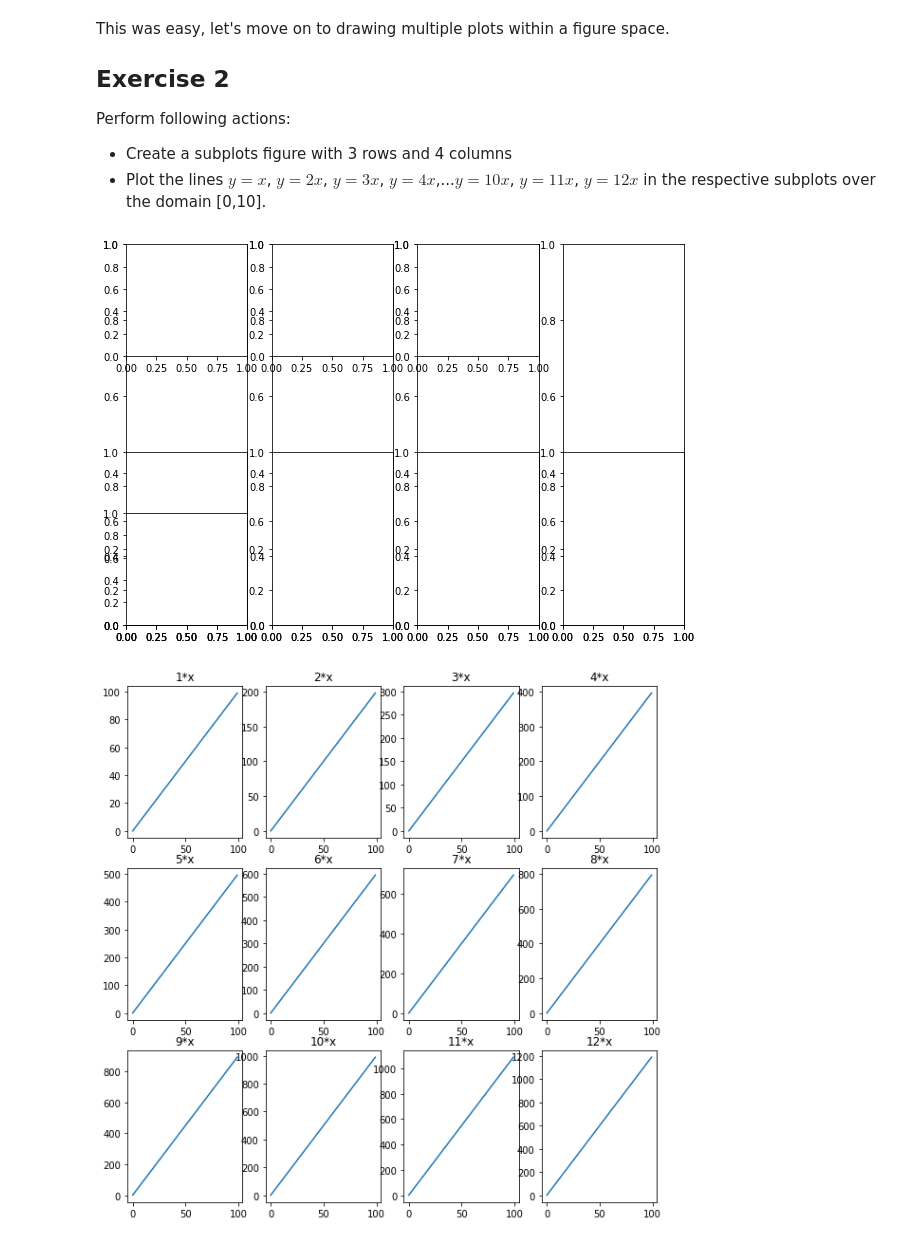
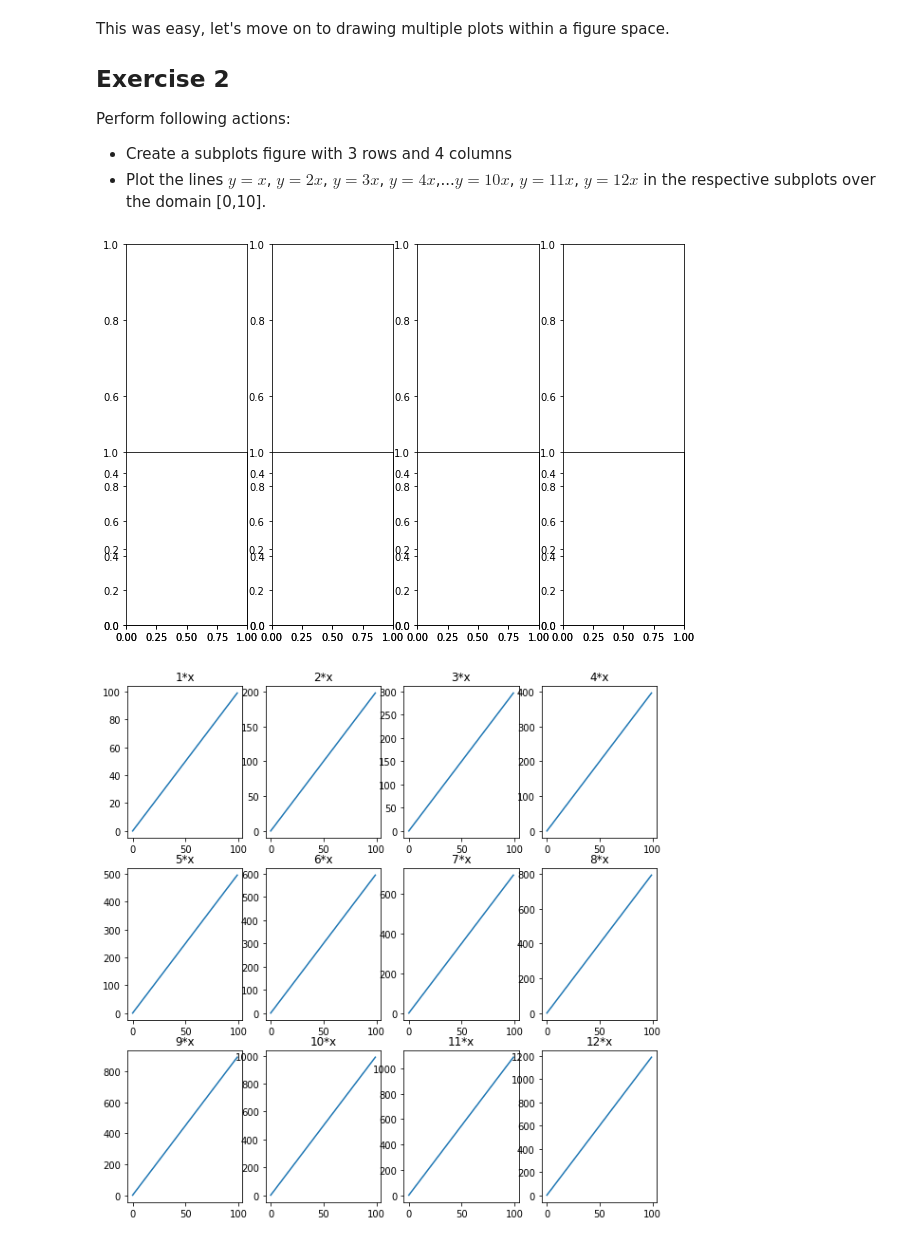
Before and after one commit to OsterMendel/dsc-more-practice-with-matplotlib-lab-nyc-ds-021720, a Jupyter notebook: index.ipynb, the cells around one changed output. Saved outputs shown, nothing was run; the diff lists cells and outputs as text; code cells hidden in the pictures.

```diff
--- a/index.ipynb
+++ b/index.ipynb
@@ -87,19 +87,19 @@ Perform following actions:
 # %%
 nfig = plt.figure(figsize=(10,7))
 ax1 = nfig.add_subplot(141)
 ax2 = nfig.add_subplot(142)
 ax3 = nfig.add_subplot(143)
 ax4 = nfig.add_subplot(144)
 ax5 = nfig.add_subplot(245)
 ax6 = nfig.add_subplot(246)
 ax7 = nfig.add_subplot(247)
 ax8 = nfig.add_subplot(248)
-ax9 = nfig.add_subplot(349)
-ax10 = nfig.add_subplot(341)
-ax11 = nfig.add_subplot(342)
-ax12 = nfig.add_subplot(343)
+# ax9 = nfig.add_subplot(349)
+# ax10 = nfig.add_subplot(341)
+# ax11 = nfig.add_subplot(342)
+# ax12 = nfig.add_subplot(343)
 # %% [output]
-[figure, old version]
+[figure, new version]
 # %%
 # %% [output]
 [figure]
```
